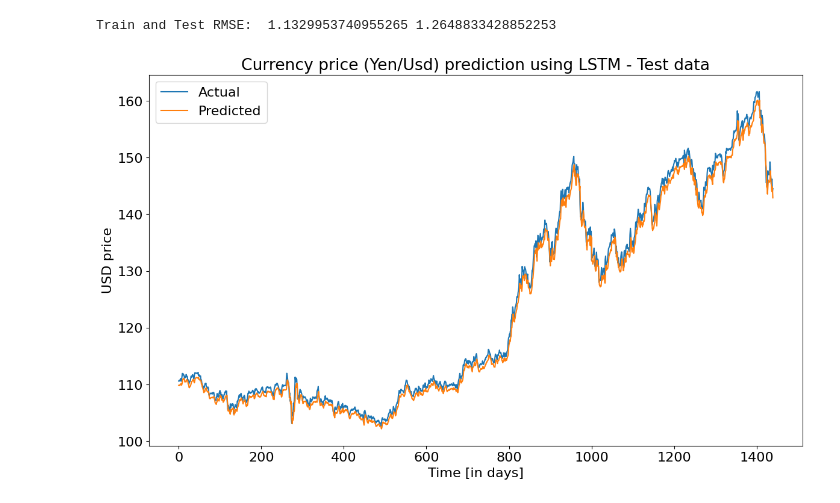
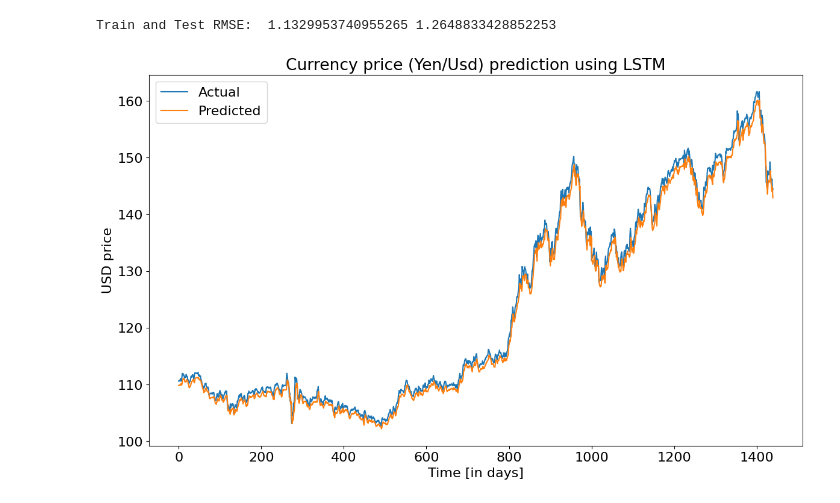
Before and after one commit to iliyaskurmangali/USD-Yen-Prediction, a Jupyter notebook: work.ipynb, the cells around one changed output. Saved outputs shown, nothing was run; the diff lists cells and outputs as text; code cells hidden in the pictures.

```diff
--- a/work.ipynb
+++ b/work.ipynb
@@ -317,15 +317,15 @@ Train and Test RMSE:  1.1329953740955265 1.2648833428852253
 # %%
 plt.rc("figure", figsize=(14,8))
 plt.rcParams.update({'font.size': 16})
 plt.plot(test_y, label = 'Actual')
 plt.plot(test_predict, label = 'Predicted')
 plt.xlabel('Time [in days]')
 plt.ylabel('USD price')
-plt.title('Currency price (Yen/Usd) prediction using LSTM - Test data')
+plt.title('Currency price (Yen/Usd) prediction using LSTM')
 plt.legend()
 plt.show()
 # %% [output]
-[figure, old version]
+[figure, new version]
 # %%
 import numpy as np
 # Assume 'model' is your trained model and 'scaler' is your data scaler
```
Also changed, not shown: parts of 3 cells of this notebook, 4 other files.
